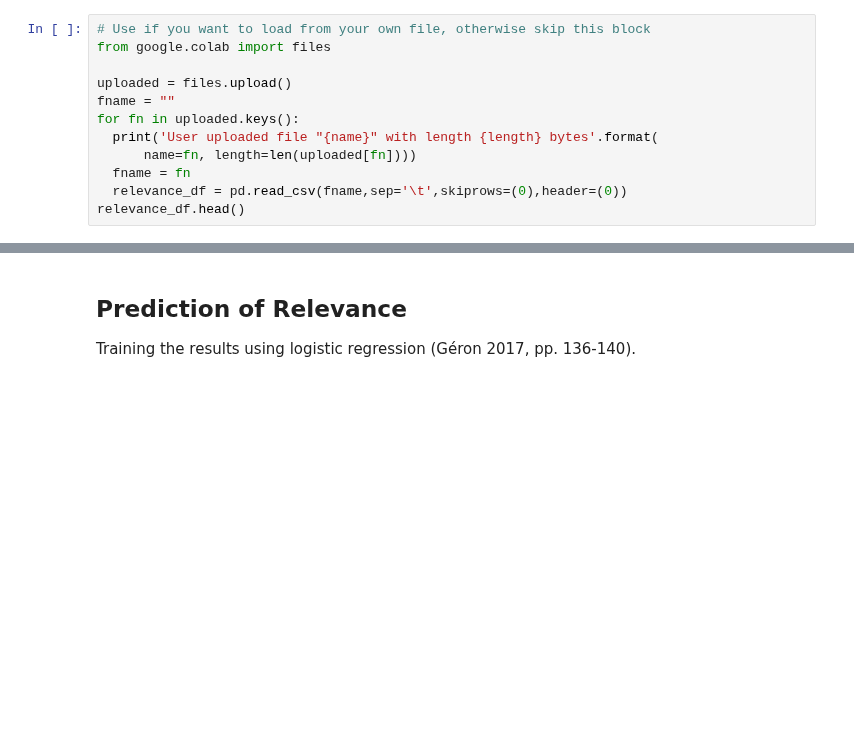
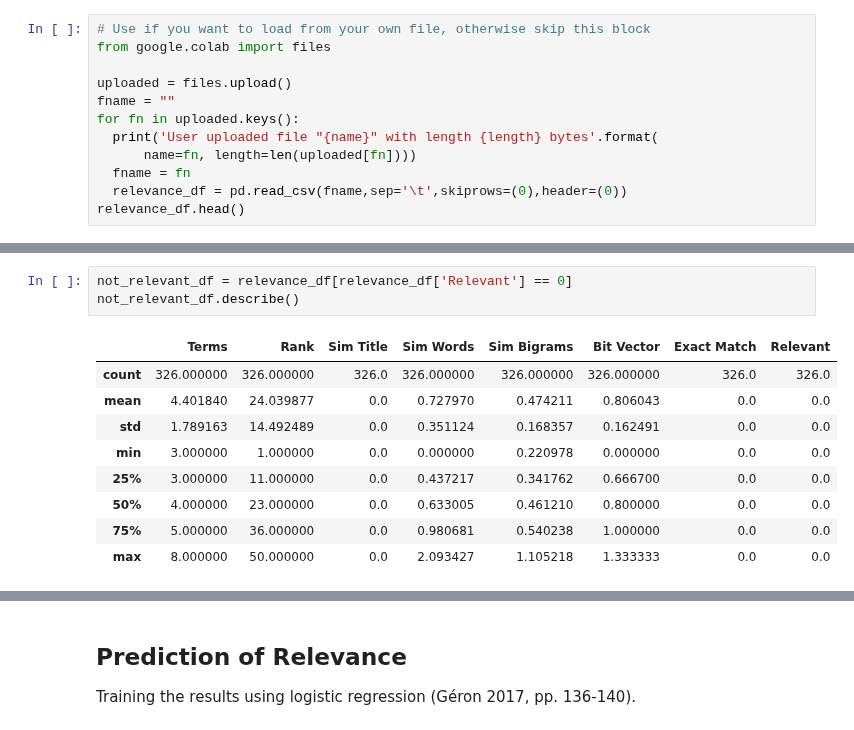
Before and after one commit to alexamies/chinesenotes.com, a Jupyter notebook: colab/querying_cnotes.ipynb, the cells around one changed output, grey strips where cells are left out. Cells and saved outputs as stored; diff of their text form; blank space fills up the shorter version.

```diff
--- a/colab/querying_cnotes.ipynb
+++ b/colab/querying_cnotes.ipynb
@@ -109,0 +135,13 @@ relevance_df.head()
+# %%
+not_relevant_df = relevance_df[relevance_df['Relevant'] == 0]
+not_relevant_df.describe()
+# %% [output]
+|  | Terms | Rank | Sim Title | Sim Words | Sim Bigrams | Bit Vector | Exact Match | Relevant |
+| count | 326.000000 | 326.000000 | 326.0 | 326.000000 | 326.000000 | 326.000000 | 326.0 | 326.0 |
+| mean | 4.401840 | 24.039877 | 0.0 | 0.727970 | 0.474211 | 0.806043 | 0.0 | 0.0 |
+| std | 1.789163 | 14.492489 | 0.0 | 0.351124 | 0.168357 | 0.162491 | 0.0 | 0.0 |
+| min | 3.000000 | 1.000000 | 0.0 | 0.000000 | 0.220978 | 0.000000 | 0.0 | 0.0 |
+| 25% | 3.000000 | 11.000000 | 0.0 | 0.437217 | 0.341762 | 0.666700 | 0.0 | 0.0 |
+| 50% | 4.000000 | 23.000000 | 0.0 | 0.633005 | 0.461210 | 0.800000 | 0.0 | 0.0 |
+| 75% | 5.000000 | 36.000000 | 0.0 | 0.980681 | 0.540238 | 1.000000 | 0.0 | 0.0 |
+| max | 8.000000 | 50.000000 | 0.0 | 2.093427 | 1.105218 | 1.333333 | 0.0 | 0.0 |
```
Also changed, not shown: parts of 12 cells of this notebook.
